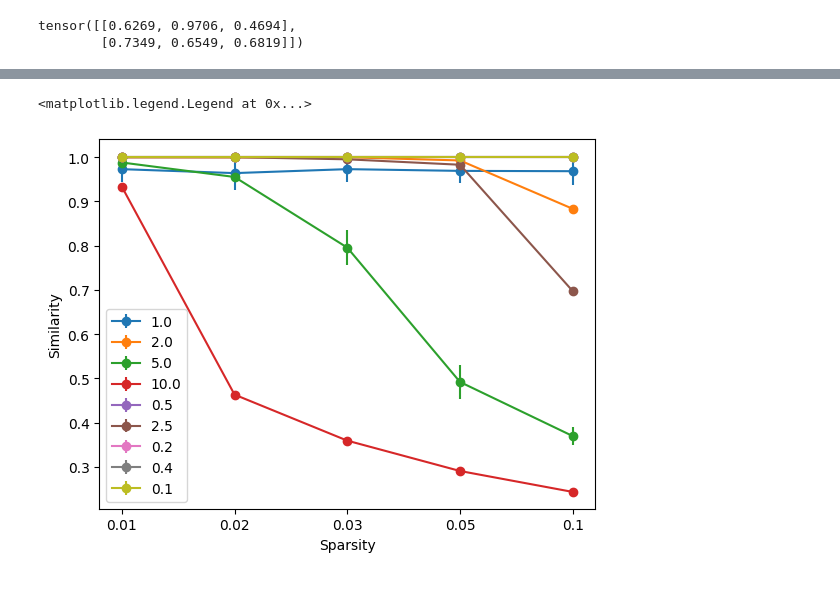
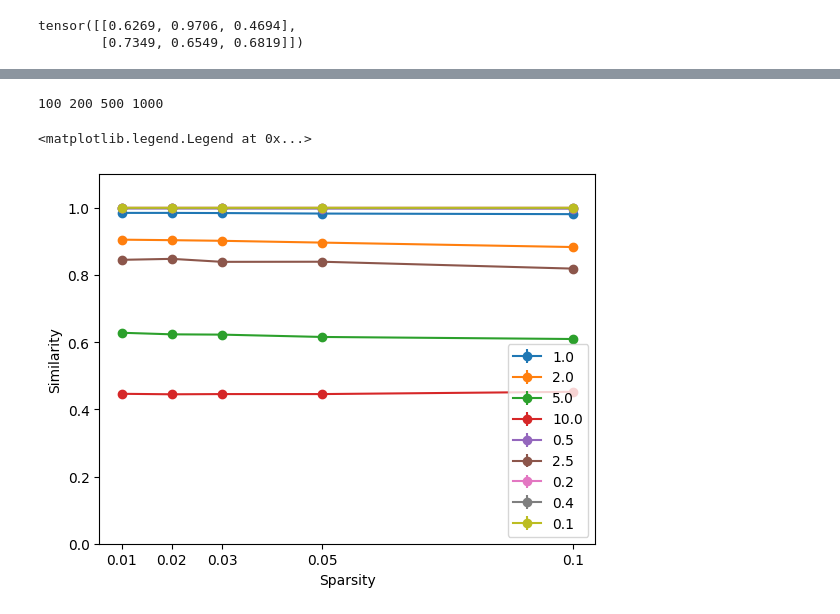
Before and after one commit to wormLove/DCNet, a Jupyter notebook: DCNet_Pytorch.ipynb, the cells around one changed output, grey strips where cells are left out. Saved outputs shown, nothing was run; the diff lists cells and outputs as text; code cells hidden in the pictures.

```diff
--- a/DCNet_Pytorch.ipynb
+++ b/DCNet_Pytorch.ipynb
@@ -609,11 +609,43 @@ dict_keys([1.0, 2.0, 5.0, 10.0, 0.5, 2.5, 0.2, 0.4, 0.1])
+# %%
+import time
+E = torch.zeros(4, 4, 5)
+t_elapsed = torch.zeros(4, 4)
+
+for i, n in enumerate([100, 200, 500, 1000]):
+    print(n, end=" ")
+    for j, m in enumerate([100, 200, 500, 1000]):
+        start = time.time()
+        for k, sp in enumerate([1, 2, 3, 5, 10]):
+            s = 0.01*sp
+            for _ in range(100):
+                W = torch.randn(n, m)
+                W_n = normalize(W, p=2, dim=0)
+                y = torch.zeros(1, m)
+                ind = torch.randint(0, m, (int(m*s),))
+                y[0, ind] = 1
+                x = torch.mm(y, W_n.T)
+                y_hat = vRNN(x, W_n)
+                y_0 = torch.mm(x, W_n)
+                E[i, j, k] += torch.flatten(torch.mm(y, y_hat.T), start_dim=0)[0]/(torch.norm(y, p='fro')*torch.norm(y_hat, p='fro'))
+        t_elapsed[i, j] = time.time()-start
+# %% [output]
+100 200 500 1000
 # %%
+ErrorDict = {}
+for i, n in enumerate([100, 200, 500, 1000]):
+    for j, m in enumerate([100, 200, 500, 1000]):
+        ratio = m/n
+        ErrorDict[ratio] = torch.vstack((ErrorDict.get(ratio, torch.empty(1, 5)), E[i, j, :]))
+
 for k, v in ErrorDict.items():
-        y_err = 0.01*torch.std(v[1:,:], dim=0)
-        plt.errorbar([*range(5)], 0.01*torch.mean(v[1:,:], dim=0), label=str(k), yerr = y_err, marker='o')
-        plt.xticks(range(5), [0.01, 0.02, 0.03, 0.05, 0.1])
-        plt.xlabel("Sparsity")
-        plt.ylabel("Similarity")
+    y_err = 0.01*torch.std(v[1:,:], dim=0)
+    plt.errorbar([1, 2, 3, 5, 10], 0.01*torch.mean(v[1:,:], dim=0), label=str(k), yerr = y_err, marker='o')
+
+plt.xticks([1, 2, 3, 5, 10], [0.01, 0.02, 0.03, 0.05, 0.1])
+plt.ylim(0, 1.1)
+plt.xlabel("Sparsity")
+plt.ylabel("Similarity")
 plt.legend()
 # %% [output]
 <matplotlib.legend.Legend at 0x...>
-[figure, old version]
+[figure, new version]
```
Also changed, not shown: parts of 20 cells of this notebook.
